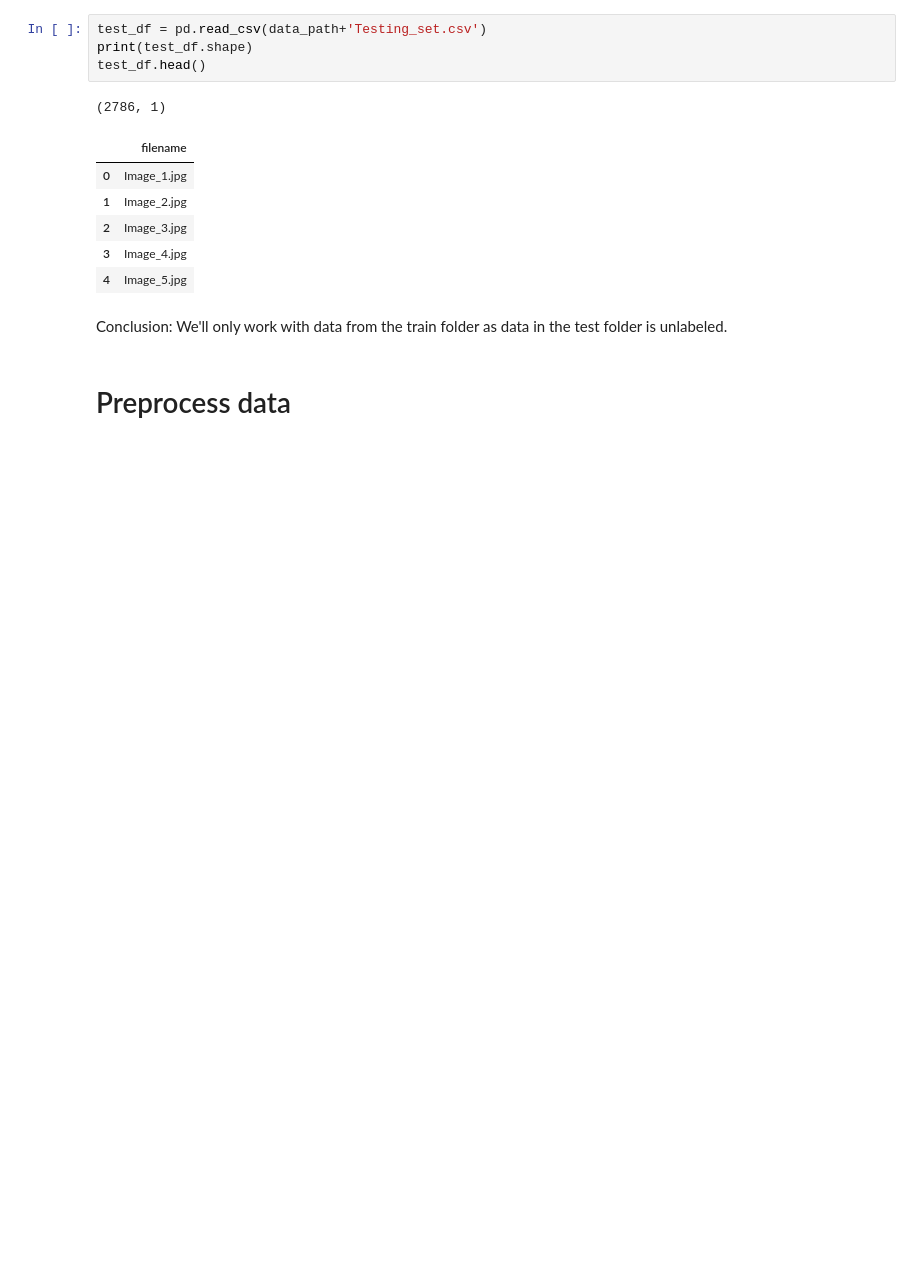
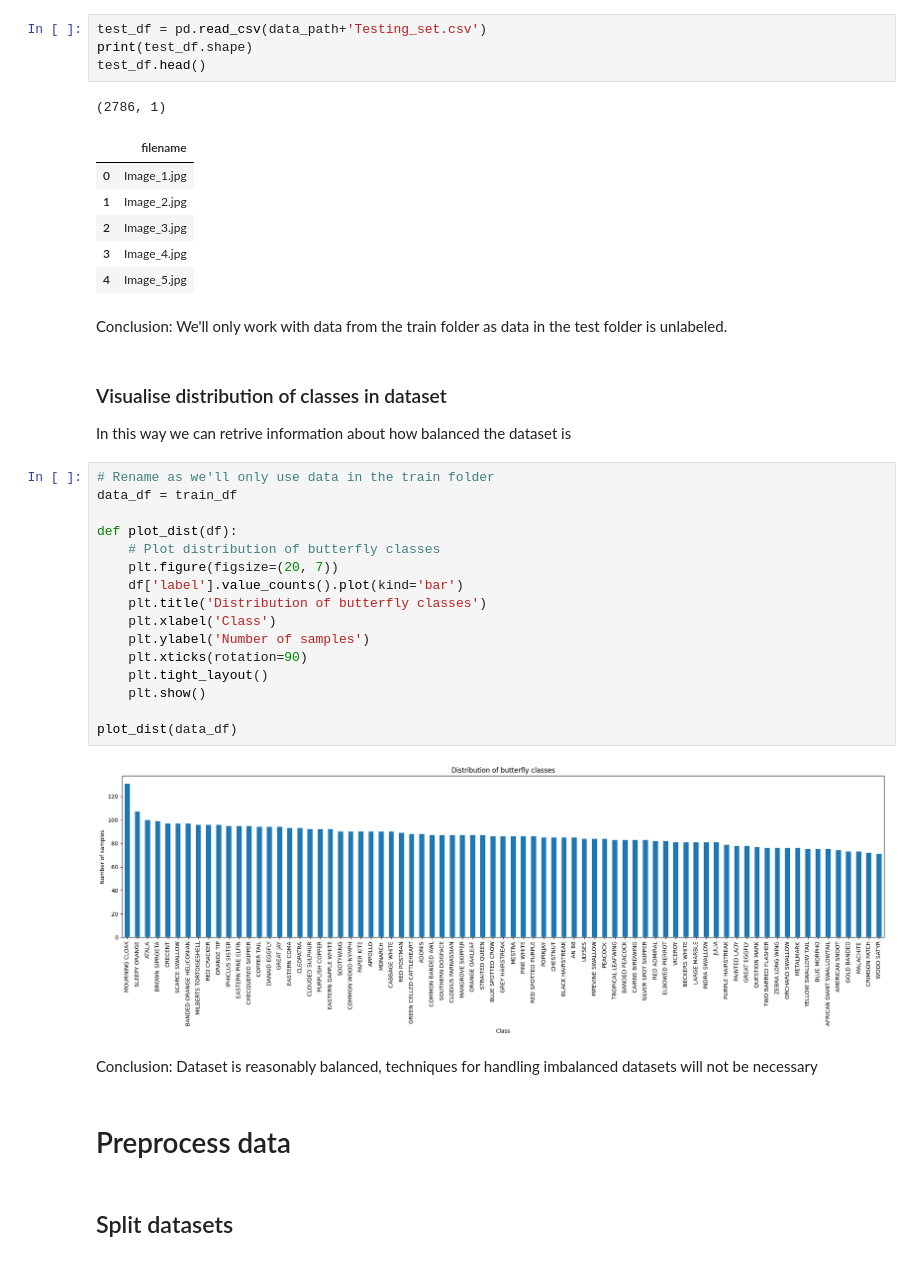
Before and after one commit to j-nordin/CNN-Classify-butterflies, a Jupyter notebook: model/CNN.ipynb, the cells around one changed output. Drawn from its saved outputs; the diff is of its cells as text; blank space fills up the shorter version.

```diff
--- a/model/CNN.ipynb
+++ b/model/CNN.ipynb
@@ -51,5 +51,31 @@ test_df.head()
 | 4 | Image_5.jpg |
 # %% [markdown]
 Conclusion: We'll only work with data from the train folder as data in the test folder is unlabeled.
+# %% [markdown]
+### Visualise distribution of classes in dataset
+
+In this way we can retrive information about how balanced the dataset is
+# %%
+# Rename as we'll only use data in the train folder
+data_df = train_df
+
+def plot_dist(df):
+    # Plot distribution of butterfly classes
+    plt.figure(figsize=(20, 7))
+    df['label'].value_counts().plot(kind='bar')
+    plt.title('Distribution of butterfly classes')
+    plt.xlabel('Class')
+    plt.ylabel('Number of samples')
+    plt.xticks(rotation=90)
+    plt.tight_layout()
+    plt.show()
+
+plot_dist(data_df)
+# %% [output]
+[figure, added]
+# %% [markdown]
+Conclusion: Dataset is reasonably balanced, techniques for handling imbalanced datasets will not be necessary
 # %% [markdown]
 # Preprocess data
+# %% [markdown]
+## Split datasets
```
Also changed, not shown: parts of 4 cells of this notebook.
